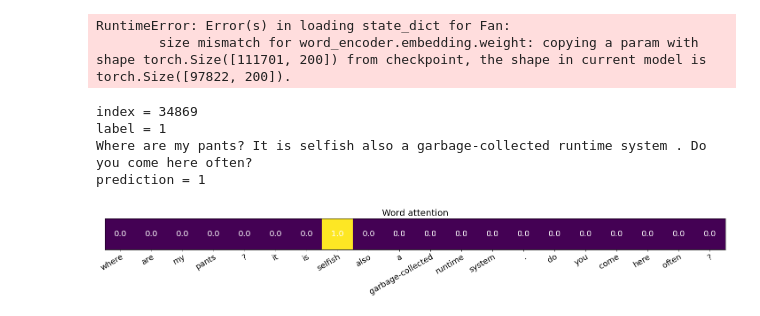
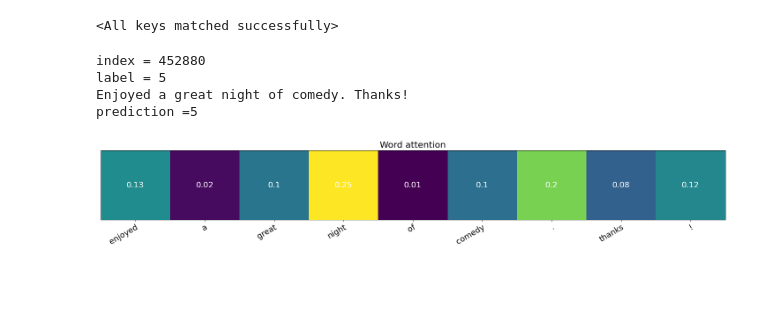
Before and after one commit to sinecode/han, a Jupyter notebook: fan_visualization.ipynb, the cells around one changed output. Cells and saved outputs as stored; diff of their text form; code cells hidden in the pictures; blank space fills up the shorter version.

Commit message:
Update slides and visualization

```diff
--- a/fan_visualization.ipynb
+++ b/fan_visualization.ipynb
@@ -94,11 +95,10 @@ model = Fan(
     embedding_matrix=wv.vectors,
     word_hidden_size=WORD_HIDDEN_SIZE,
     num_classes=len(df["label"].unique()),
-    batch_size=BATCH_SIZE,
+    batch_size=1,
 ).to(DEVICE)
 model.load_state_dict(
-    torch.load("models/yelp-wan-20200422-152139.pth", map_location=torch.device(DEVICE))
+    torch.load("models/yelp-fan-90pad.pth", map_location=torch.device(DEVICE))
 )
 # %% [output]
-RuntimeError: Error(s) in loading state_dict for Fan:
-        size mismatch for word_encoder.embedding.weight: copying a param with shape torch.Size([111701, 200]) from checkpoint, the shape in current model is torch.Size([97822, 200]).
+<All keys matched successfully>
@@ -105,48 +114,49 @@ RuntimeError: Error(s) in loading state_dict for Fan:
 # %%
 index = (
-    df[(df["label"] == 1) & (df["text"].str.len() < 100)].sample(1).index.tolist()[0]
+    df[(df["label"] == 5) & (df["text"].str.len() < 100)].sample(1).index.tolist()[0]
 )
 print(f"{index = }")
 label, doc = df.loc[index]
 print(f"{label = }")
 print(doc)
-tokens = tokenize(doc)
-features = [word_to_index(doc, wv.vocab) for doc in tokens]
-prediction = model(torch.LongTensor(features).unsqueeze(0).to(DEVICE)).argmax(1).item()
-print(f"{prediction = }")
+features = document_to_flat_feature(doc, wv)
+prediction = model(torch.LongTensor(features).unsqueeze(0)).argmax(1).item() + 1
+print(f"{prediction =}")
 # %% [output]
-index = 34869
-label = 1
-Where are my pants? It is selfish also a garbage-collected runtime system . Do you come here often?
-prediction = 1
+index = 452880
+label = 5
+Enjoyed a great night of comedy. Thanks!
+prediction =5
 # %%
-# Visualization of the attetion in the WAN
+# Visualization of the flat attention
+
+tokens = [wv.index2word[i] for i in features]
 
 fig, ax = plt.subplots()
 im = ax.imshow([model.word_attention.last_weights])
 ax.set_xticks(range(len(tokens)))
 ax.set_xticklabels((wv.index2word[f] for f in features), fontsize=18)
 ax.set_title("Word attention", fontsize=20)
 
 # Rotate the tick labels and set their alignment.
 plt.setp(ax.get_xticklabels(), rotation=30, ha="right", rotation_mode="anchor")
 
 # Add attention weight in each rectangle
 for i in range(len(tokens)):
     ax.text(
         i,
         0,
         round(model.word_attention.last_weights[i], 2),
         fontsize=18,
         ha="center",
         va="center",
         color="w",
     )
 
 # Remove y ticks
 ax.yaxis.set_major_locator(plt.NullLocator())
 
 fig.tight_layout()
 # fig.savefig("visual_attn.pdf")
 # %% [output]
-[figure, old version]
+[figure, new version]
```
Also changed, not shown: parts of 2 cells of this notebook, 9 other files.
